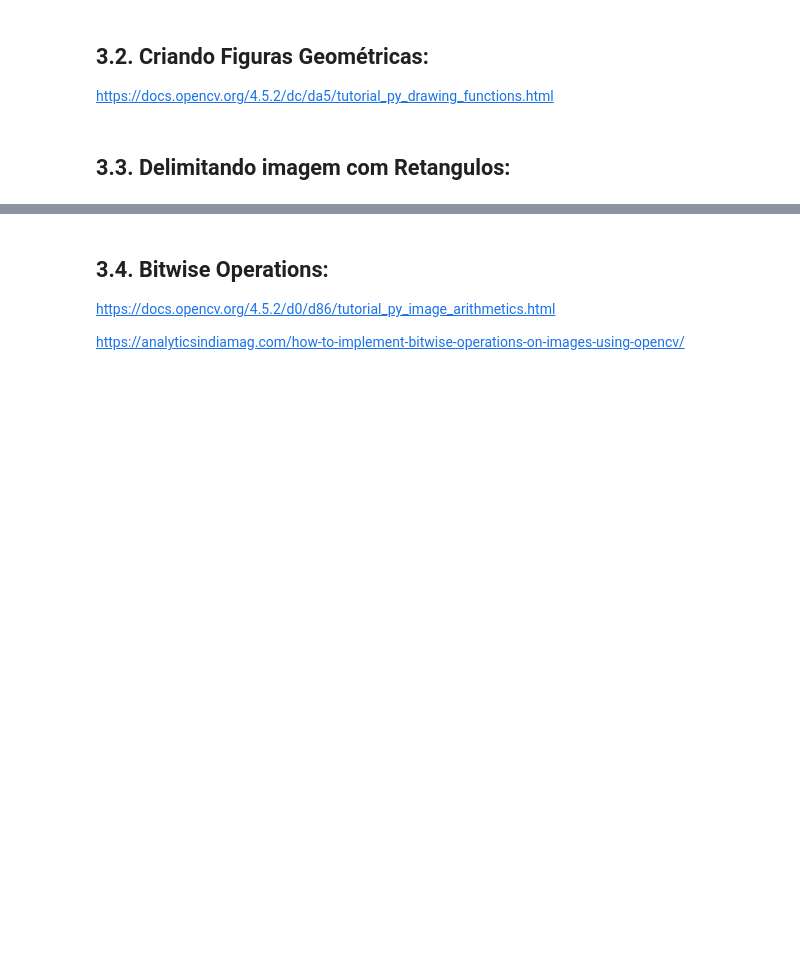
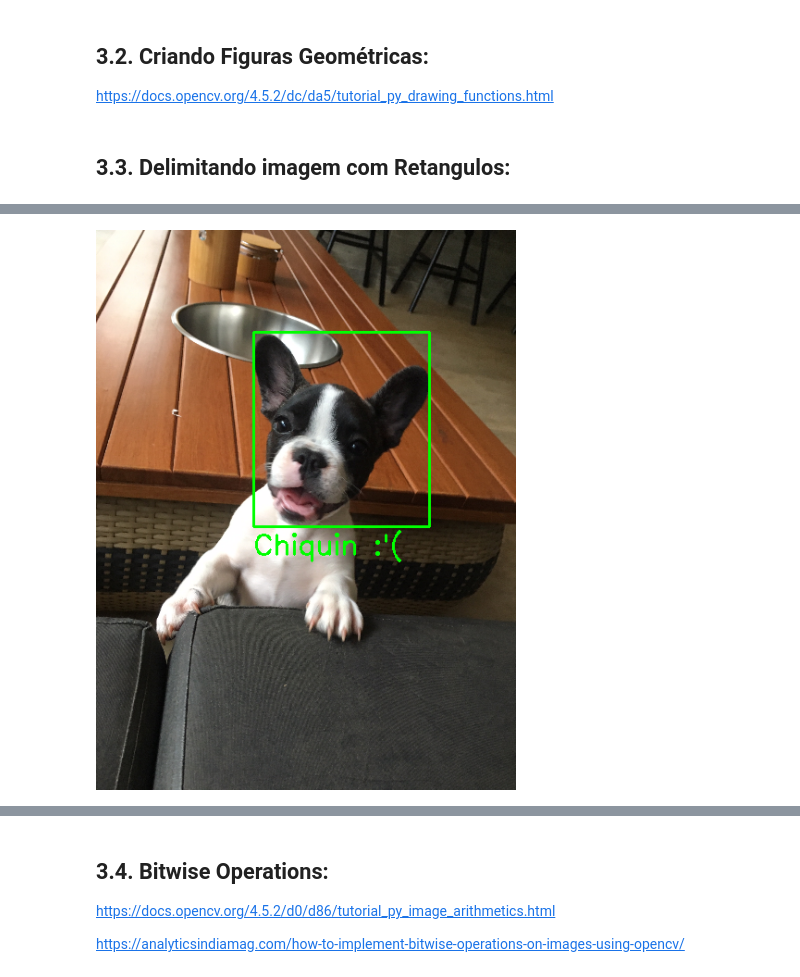
Before and after one commit to GabrielTrentino/Bootcamps-Masterclass, a Jupyter notebook: 02 - Masterclass/02.1 - SIGMOIDAL - Visão Computacional/Manipulações_Básicas_com_Open_CV.ipynb, the cells around one changed output, grey strips where cells are left out. Cells and saved outputs as stored; diff of their text form; code cells hidden in the pictures; blank space fills up the shorter version.

```diff
--- a/02 - Masterclass/02.1 - SIGMOIDAL - Visão Computacional/Manipulações_Básicas_com_Open_CV.ipynb
+++ b/02 - Masterclass/02.1 - SIGMOIDAL - Visão Computacional/Manipulações_Básicas_com_Open_CV.ipynb
@@ -251,0 +270,18 @@ https://docs.opencv.org/4.5.2/dc/da5/tutorial_py_drawing_functions.html
+# %%
+# Baixa a foto do Github:
+DownURL = 'https://github.com/GabrielTrentino/Bootcamps-Masterclass/blob/main/02%20-%20Masterclass/02.1%20-%20SIGMOIDAL%20-%20Vis%C3%A3o%20Computacional/Imagens/img2.JPG?raw=true'
+img_data = requests.get(DownURL).content
+with open('img2.jpg', 'wb') as handler:
+    handler.write(img_data)
+
+img2 = cv2.imread("img2.jpg")
+img2 = cv2.resize(img2, None, fx=0.3, fy=0.3, interpolation=cv2.INTER_LINEAR)
+
+img_cp = img2.copy()
+
+cv2.rectangle(img_cp, (170, 110), (360, 320), (0, 255, 0), 2)
+
+font = cv2.FONT_HERSHEY_SIMPLEX
+cv2_imshow(cv2.putText(img_cp, "Chiquin :'(", (170, 350), font, 1, (0, 255, 0), 2))
+# %% [output]
+[figure, added]
```
Also changed, not shown: parts of 6 cells of this notebook.
